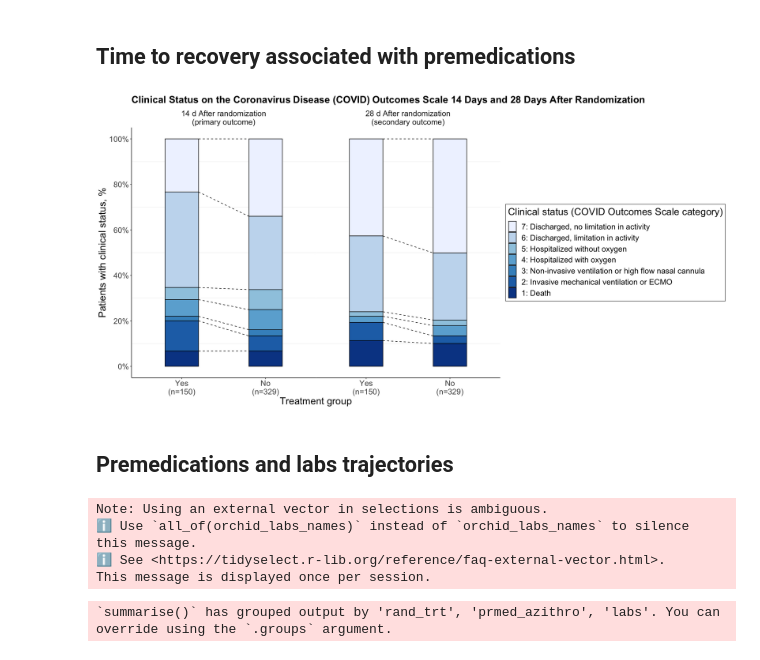
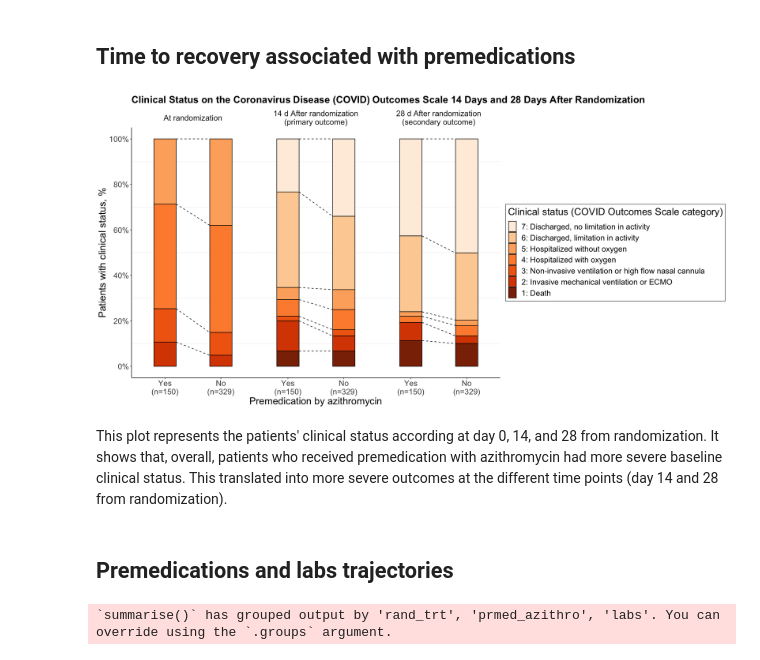
Before and after one commit to hms-dbmi/Access-to-Data-using-PIC-SURE-API, a Jupyter notebook: NHLBI_BioData_Catalyst/R/ORCHID_COVID19.ipynb, the cells around one changed output. Cells and saved outputs as stored; diff of their text form; code cells hidden in the pictures.

Commit message:
adding azithromycin outcome comparisons

```diff
--- a/NHLBI_BioData_Catalyst/R/ORCHID_COVID19.ipynb
+++ b/NHLBI_BioData_Catalyst/R/ORCHID_COVID19.ipynb
@@ -1177,7 +1175,7 @@ azithro <- premedications[9]
 # %%
 coos_df <- orchid_data %>%
-  dplyr::select(subject_id, all_of(azithro), starts_with("d_covid")) %>%
-  pivot_longer(cols = starts_with("d_covid"),
+  dplyr::select(subject_id, covid_ooscale_1, prmed_azithro, starts_with("d_covid")) %>%
+  pivot_longer(cols = c(starts_with("d_covid"), covid_ooscale_1),
                names_to = "date",
                values_to = "COOS") %>%
   mutate(COOS =  fct_rev(COOS)) %>%
@@ -1185,46 +1183,52 @@ coos_df <- orchid_data %>%
 
 
 plot_count_COOS <- coos_df %>%
-  filter(date %in% c("d_covid15", "d_covid29")) %>%
+  filter(date %in% c("covid_ooscale_1", "d_covid15", "d_covid29")) %>%
   mutate(prmed_azithro = as.factor(prmed_azithro)) %>%
   mutate(prmed_azithro = fct_recode(relevel(prmed_azithro, 'Yes'),
                                "Yes\n(n=150)" = "Yes",
                                "No\n(n=329)" = "No"),
          date = fct_recode(date,
+                           "At randomization" = "covid_ooscale_1",
                            "14 d After randomization\n(primary outcome)" = "d_covid15",
                            "28 d After randomization\n(secondary outcome)" = "d_covid29")) %>%
   ggplot() +
   geom_bar(aes(x = prmed_azithro, fill = COOS),
            width = 0.4, position="fill", colour = "black") +
   scale_y_continuous(labels = scales::percent,
                      n.breaks = 6,
                      limits = c(0, 1)) +
   facet_grid( ~ date) +
-  scale_fill_brewer(palette = "Blues") +
+  scale_fill_brewer(palette = "Oranges") +
   orchid_gg_theme(plot.title = element_markdown()) +
   labs(title="Clinical Status on the Coronavirus Disease (COVID) Outcomes Scale 14 Days and 28 Days After Randomization",
        fill = "Clinical status (COVID Outcomes Scale category)"
        ) +
-  xlab("Treatment group") +
+  xlab("Premedication by azithromycin") +
   ylab("Patients with clinical status, %")
 
 plot_data <- ggplot_build(plot_count_COOS)$data
 line_data <- plot_data[[1]] %>%
     mutate(x_line = if_else(x == 1, xmax, xmin),
            date = as.factor(if_else(PANEL == 1,
-                           "14 d After randomization\n(primary outcome)",
-                           "28 d After randomization\n(secondary outcome)"
+                                    "At randomization",
+                                    ifelse(PANEL == 2,
+                                           "14 d After randomization\n(primary outcome)",
+                                           "28 d After randomization\n(secondary outcome)"
+                                           )
                             ))
           )
 
 plot_count_COOS <- plot_count_COOS +
     geom_line(data = line_data,
               aes(x = x_line, y = ymax, group = fill),
               linetype = "dashed"
               )
 print(plot_count_COOS)
 # %% [output]
-[figure, old version]
+[figure, new version]
+# %% [markdown]
+This plot represents the patients' clinical status according at day 0, 14, and 28 from randomization. It shows that,  overall, patients who received premedication with azithromycin had more severe baseline clinical status. This translated into more severe outcomes at the different time points (day 14 and 28 from randomization).
 # %% [markdown]
 ## Premedications and labs trajectories
 # %%
@@ -1258,17 +1262,12 @@ for (labs in names(labs_names)) {
 }
 orchid_labs_names <- do.call(c, list_names) %>% unname()
 # %%
-labs_long <- orchid_data[c("Patient ID", "rand_trt", azithro, orchid_labs_names)] %>%
-    pivot_longer(cols = orchid_labs_names,
+labs_long <- orchid_data[c("Patient ID", "rand_trt", "prmed_azithro", orchid_labs_names)] %>%
+    pivot_longer(cols = all_of(orchid_labs_names),
                  names_sep = "_(?=[0-9]$)",
                  names_to = c("labs", "day"),
                  values_to = "values") %>%
     mutate(day = as.numeric(as.character(day)))
-# %% [output]
-Note: Using an external vector in selections is ambiguous.
-ℹ Use `all_of(orchid_labs_names)` instead of `orchid_labs_names` to silence this message.
-ℹ See <https://tidyselect.r-lib.org/reference/faq-external-vector.html>.
-This message is displayed once per session.
 # %%
 summarized_labs <- labs_long %>%
     group_by(rand_trt, prmed_azithro, labs, day) %>%
```
Also changed, not shown: parts of 9 cells of this notebook.
